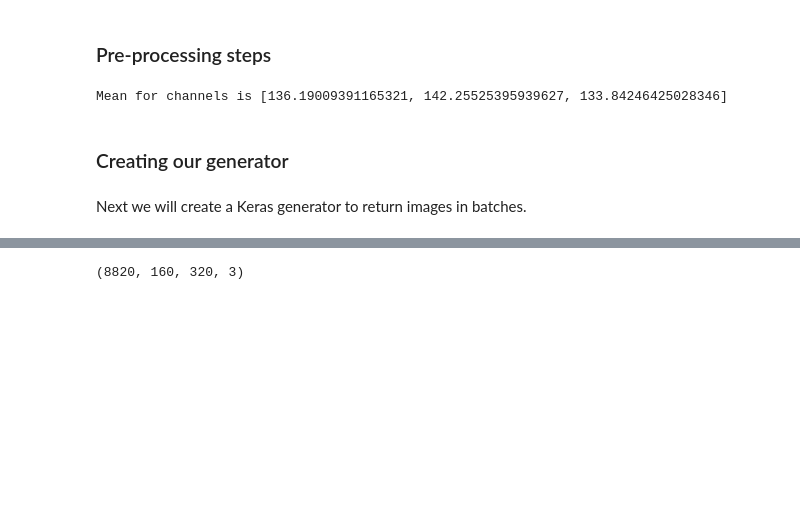
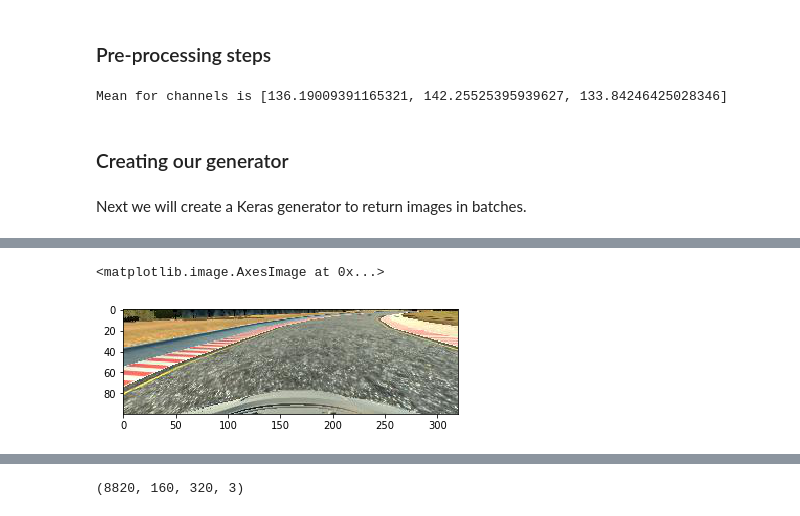
Before and after one commit to Bilalkhanten/CarND-Behavioral-Cloning-P3, a Jupyter notebook: Behavioural_Driving.ipynb, the cells around one changed output, grey strips where cells are left out. Drawn from its saved outputs; the diff is of its cells as text; code cells hidden in the pictures; blank space fills up the shorter version.

```diff
--- a/Behavioural_Driving.ipynb
+++ b/Behavioural_Driving.ipynb
@@ -240,0 +240,5 @@ def change_image_lightness(img):
+# %%
+plt.imshow(fliph_image(X_train_center[0]))
+# %% [output]
+<matplotlib.image.AxesImage at 0x...>
+[figure, added]
```
Also changed, not shown: parts of 14 cells of this notebook, 1 other file.
